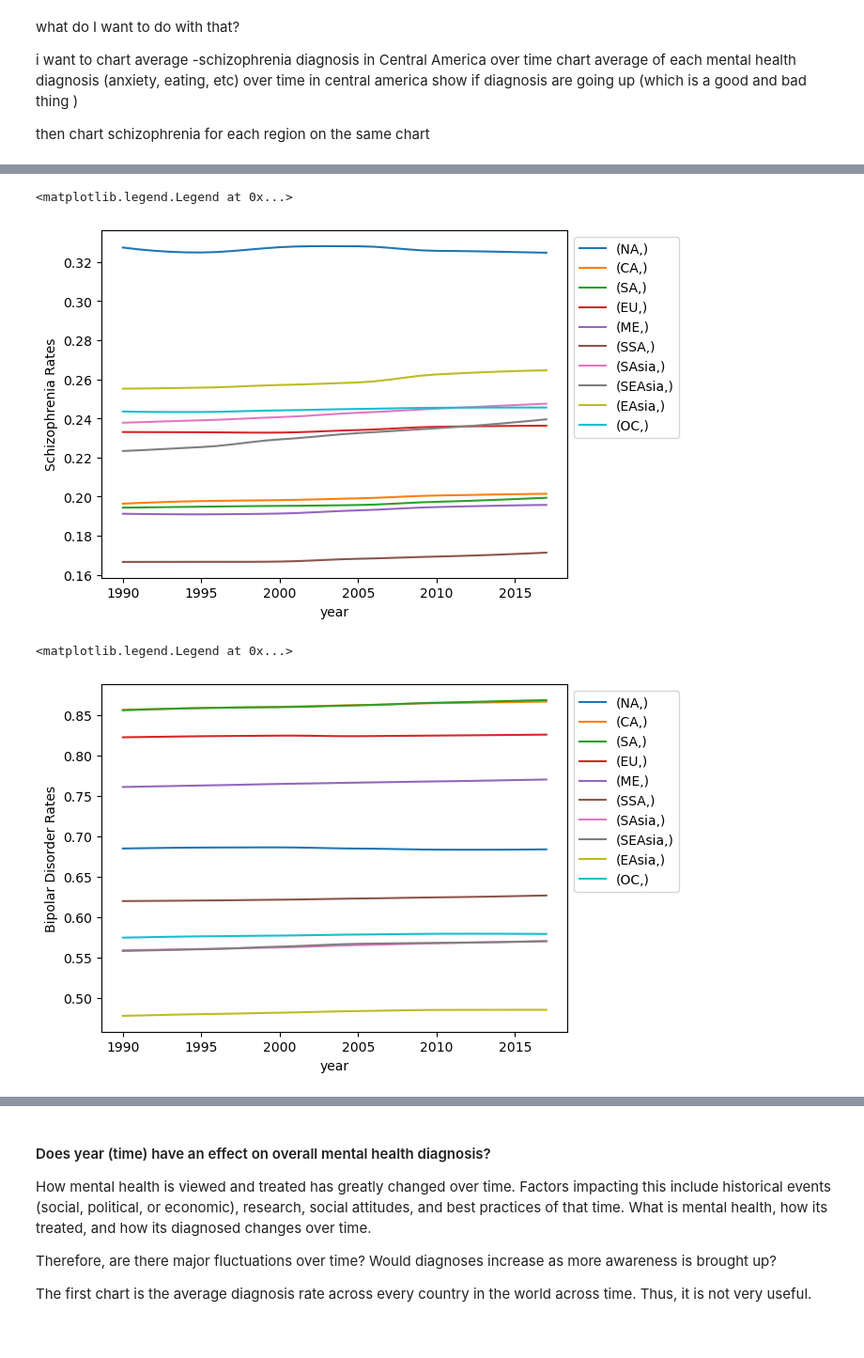
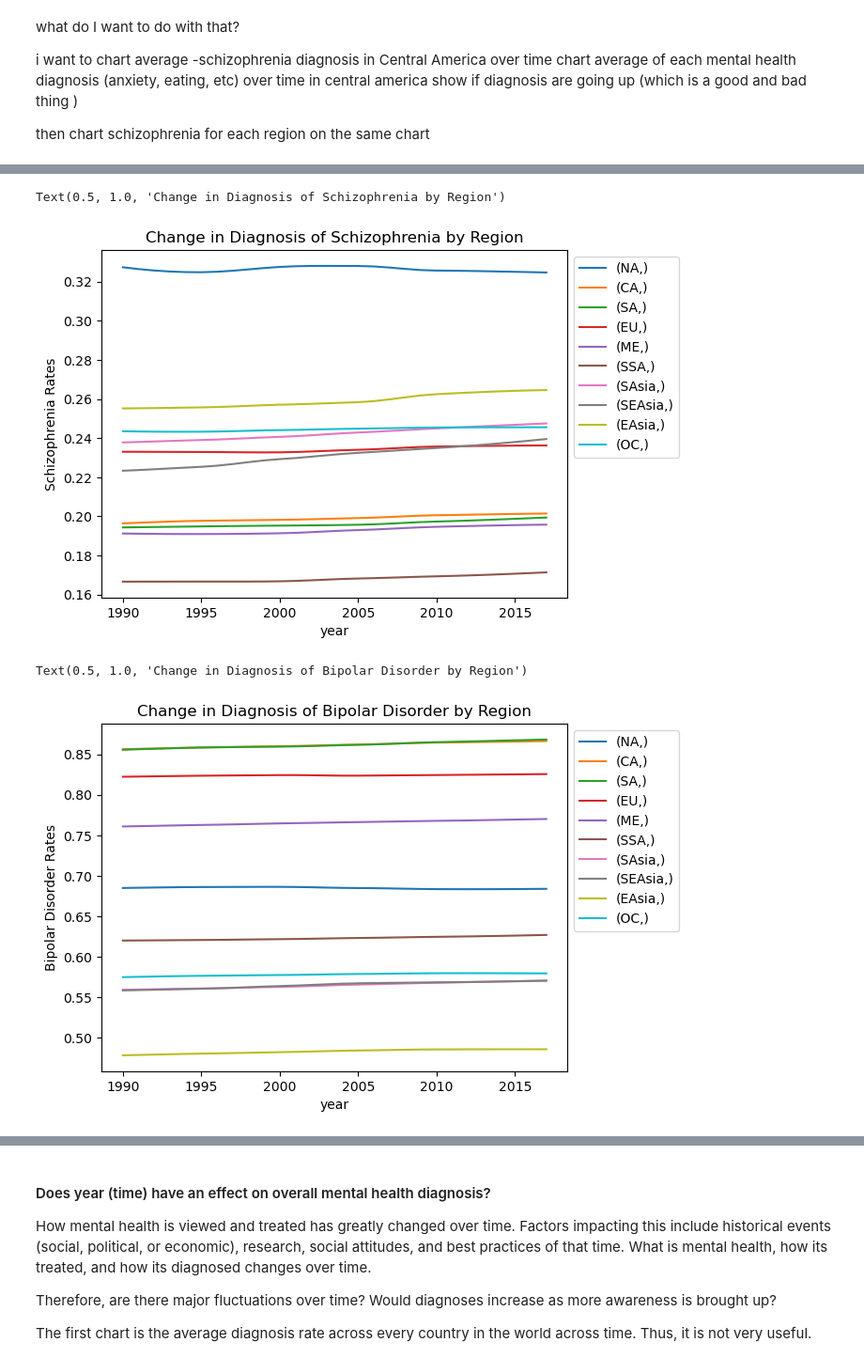
Before and after one commit to cindyreynoso/New-Project-4, a Jupyter notebook: Jacqueline/JAnalysis.ipynb, the cells around one changed output, grey strips where cells are left out. Shown at 94% size. Drawn from its saved outputs; the diff is of its cells as text; code cells hidden in the pictures; blank space fills up the shorter version.

```diff
--- a/Jacqueline/JAnalysis.ipynb
+++ b/Jacqueline/JAnalysis.ipynb
@@ -188,20 +195,21 @@ Q2a_df.legend(bbox_to_anchor=(1.0, 1.0))
 # %%
 Q2a_df = NA_df.groupby("year")
 Q2a_df = pd.DataFrame(Q2a_df["schizophrenia"].mean())
 
 for i in regmin1:
     temp = i.groupby("year")
     temp = temp["schizophrenia"].mean()
     Q2a_df[str(i)] = temp
 
 Q2a_df.columns = [["NA", "CA", "SA", "EU", "ME", "SSA", "SAsia", "SEAsia", "EAsia", "OC"]]
 
 Q2a_df = Q2a_df.plot(kind = "line")
 Q2a_df.set_ylabel("Schizophrenia Rates")
 Q2a_df.legend(bbox_to_anchor=(1.0, 1.0))
+Q2a_df.set_title("Change in Diagnosis of Schizophrenia by Region")
 # %% [output]
-<matplotlib.legend.Legend at 0x...>
+Text(0.5, 1.0, 'Change in Diagnosis of Schizophrenia by Region')
-[figure, old version]
+[figure, new version]
 # %%
 Q2a_df = NA_df.groupby("year")
 Q2a_df = pd.DataFrame(Q2a_df["bipolar_disorder"].mean())
@@ -216,9 +224,10 @@ Q2a_df.columns = [["NA", "CA", "SA", "EU", "ME", "SSA", "SAsia", "SEAsia", "EAsi
 Q2a_df = Q2a_df.plot(kind = "line")
 Q2a_df.set_ylabel("Bipolar Disorder Rates")
 Q2a_df.legend(bbox_to_anchor=(1.0, 1.0))
+Q2a_df.set_title("Change in Diagnosis of Bipolar Disorder by Region")
 # %% [output]
-<matplotlib.legend.Legend at 0x...>
+Text(0.5, 1.0, 'Change in Diagnosis of Bipolar Disorder by Region')
-[figure, old version]
+[figure, new version]
 # %%
 Q2a_df = NA_df.groupby("year")
 Q2a_df = pd.DataFrame(Q2a_df["eating_disorders"].mean())
```
Also changed, not shown: parts of 19 cells of this notebook.
